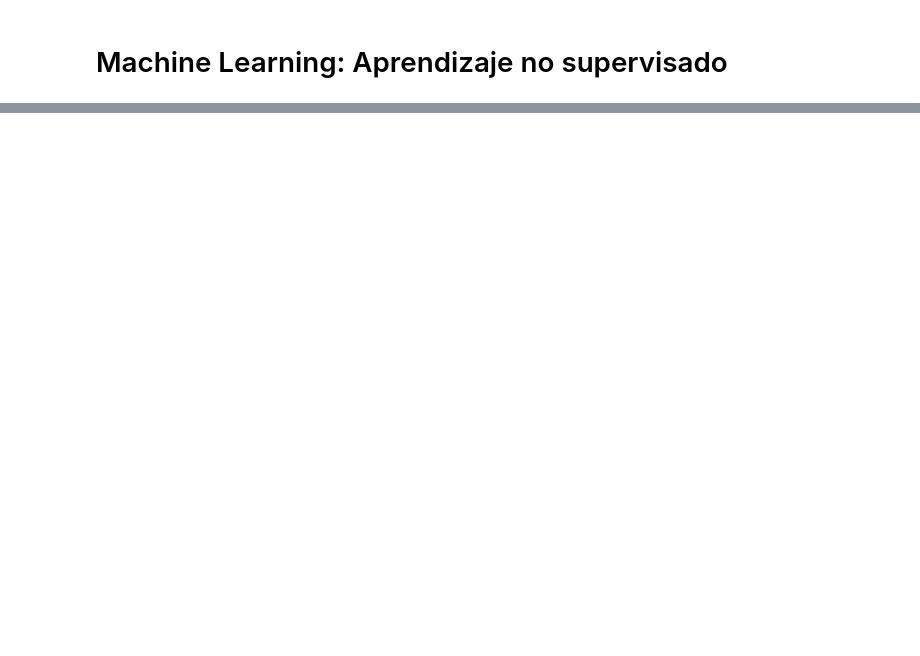
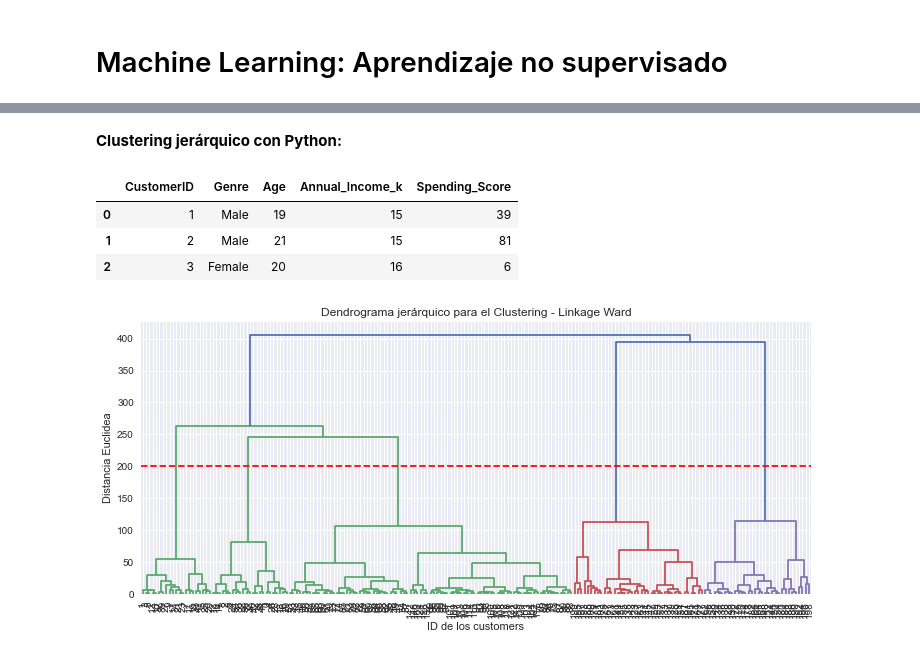
Before and after one commit to gmachinromero/course_kschool_ds_master, a Jupyter notebook: _05_python_machine_learning/_05_02_aprendizaje_no_supervisado.ipynb, the cells around one changed output, grey strips where cells are left out. Saved outputs shown, nothing was run; the diff lists cells and outputs as text; code cells hidden in the pictures; blank space fills up the shorter version.

```diff
--- a/_05_python_machine_learning/_05_02_aprendizaje_no_supervisado.ipynb
+++ b/_05_python_machine_learning/_05_02_aprendizaje_no_supervisado.ipynb
@@ -32,0 +134,42 @@ Los tipos de algoritmo más habituales en aprendizaje no supervisado son:
+# %% [markdown]
+**Clustering jerárquico con Python:**
+# %%
+## Importamos librerias
+import pandas as pd
+import numpy as np
+
+from scipy.cluster.hierarchy import dendrogram, linkage
+from scipy.spatial.distance import pdist
+from sklearn.cluster import AgglomerativeClustering
+
+import matplotlib.pyplot as plt
+from matplotlib import style
+style.use("seaborn")
+# %%
+## Cargamos el fichero de trabajo
+path = "../_data/_shopping_data/shopping_data.csv"
+df_shopping = pd.read_csv(path)
+
+df_shopping.head(3)
+# %% [output]
+|  | CustomerID | Genre | Age | Annual_Income_k | Spending_Score |
+| 0 | 1 | Male | 19 | 15 | 39 |
+| 1 | 2 | Male | 21 | 15 | 81 |
+| 2 | 3 | Female | 20 | 16 | 6 |
+# %%
+# Nos quedamos solo con aquellas variables con información relativas a los ingresos y al score
+X = df_shopping[['Annual_Income_k', 'Spending_Score']]
+
+# Definimos el tipo de linkage (Ward), la distancia por defecto es la Euclidea
+z = linkage(X, 'ward')   # linkage(input, method, metric)
+
+# Graficamos el dendrograma
+plt.figure(figsize = (12, 5))
+plt.title("Dendrograma jerárquico para el Clustering - Linkage Ward")
+plt.xlabel("ID de los customers")
+plt.ylabel("Distancia Euclidea")
+dendrogram(z, leaf_rotation = 90., leaf_font_size = 10.0)
+plt.axhline(y=200, color='r', linestyle='--')                   ## Cortamos del dendograma graficamente
+plt.show()
+# %% [output]
+[figure, added]
```
Also changed, not shown: parts of 30 cells of this notebook.
